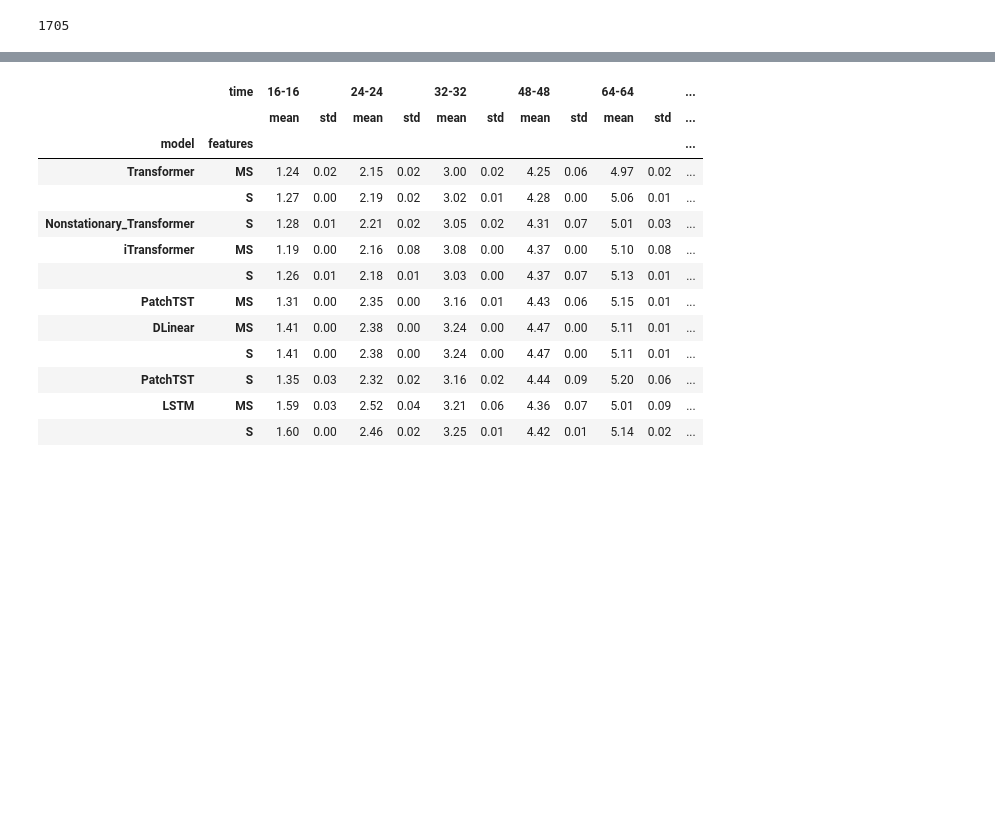
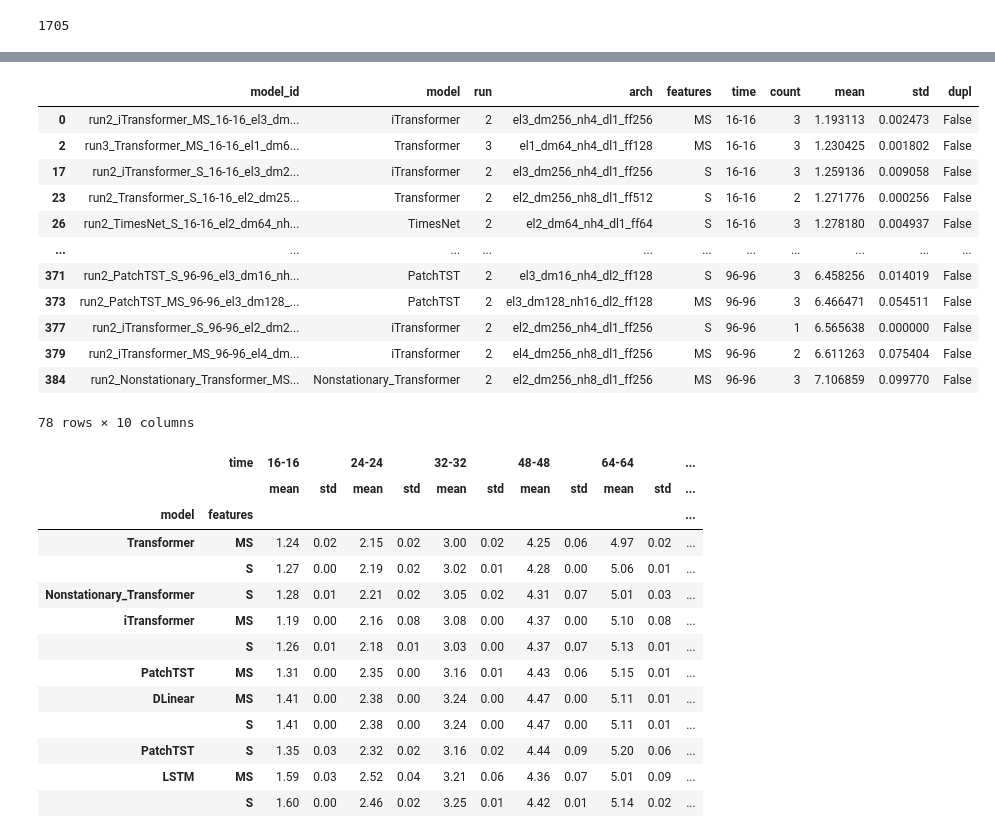
Before and after one commit to arnaud-odet/Time-Series-Library, a Jupyter notebook: results.ipynb, the cells around one changed output, grey strips where cells are left out. Saved outputs shown, nothing was run; the diff lists cells and outputs as text; code cells hidden in the pictures; blank space fills up the shorter version.

```diff
--- a/results.ipynb
+++ b/results.ipynb
@@ -24,3 +50,19 @@ cp_logs_df.index.max()
+# %%
+rr.results
+# %% [output]
+|  | model_id | model | run | arch | features | time | count | mean | std | dupl |
+| 0 | run2_iTransformer_MS_16-16_el3_dm... | iTransformer | 2 | el3_dm256_nh4_dl1_ff256 | MS | 16-16 | 3 | 1.193113 | 0.002473 | False |
+| 2 | run3_Transformer_MS_16-16_el1_dm6... | Transformer | 3 | el1_dm64_nh4_dl1_ff128 | MS | 16-16 | 3 | 1.230425 | 0.001802 | False |
+| 17 | run2_iTransformer_S_16-16_el3_dm2... | iTransformer | 2 | el3_dm256_nh4_dl1_ff256 | S | 16-16 | 3 | 1.259136 | 0.009058 | False |
+| 23 | run2_Transformer_S_16-16_el2_dm25... | Transformer | 2 | el2_dm256_nh8_dl1_ff512 | S | 16-16 | 2 | 1.271776 | 0.000256 | False |
+| 26 | run2_TimesNet_S_16-16_el2_dm64_nh... | TimesNet | 2 | el2_dm64_nh4_dl1_ff64 | S | 16-16 | 3 | 1.278180 | 0.004937 | False |
+| ... | ... | ... | ... | ... | ... | ... | ... | ... | ... | ... |
+| 371 | run2_PatchTST_S_96-96_el3_dm16_nh... | PatchTST | 2 | el3_dm16_nh4_dl2_ff128 | S | 96-96 | 3 | 6.458256 | 0.014019 | False |
+| 373 | run2_PatchTST_MS_96-96_el3_dm128_... | PatchTST | 2 | el3_dm128_nh16_dl2_ff128 | MS | 96-96 | 3 | 6.466471 | 0.054511 | False |
+| 377 | run2_iTransformer_S_96-96_el2_dm2... | iTransformer | 2 | el2_dm256_nh4_dl1_ff256 | S | 96-96 | 1 | 6.565638 | 0.000000 | False |
+| 379 | run2_iTransformer_MS_96-96_el4_dm... | iTransformer | 2 | el4_dm256_nh8_dl1_ff256 | MS | 96-96 | 2 | 6.611263 | 0.075404 | False |
+| 384 | run2_Nonstationary_Transformer_MS... | Nonstationary_Transformer | 2 | el2_dm256_nh8_dl1_ff256 | MS | 96-96 | 3 | 7.106859 | 0.099770 | False |
+78 rows × 10 columns
 # %%
 r2_results = mean_std_logs_summary(run = 2)
 r2_results.dropna(inplace=True)
```
Also changed, not shown: parts of 3 cells of this notebook, 1 other file.
